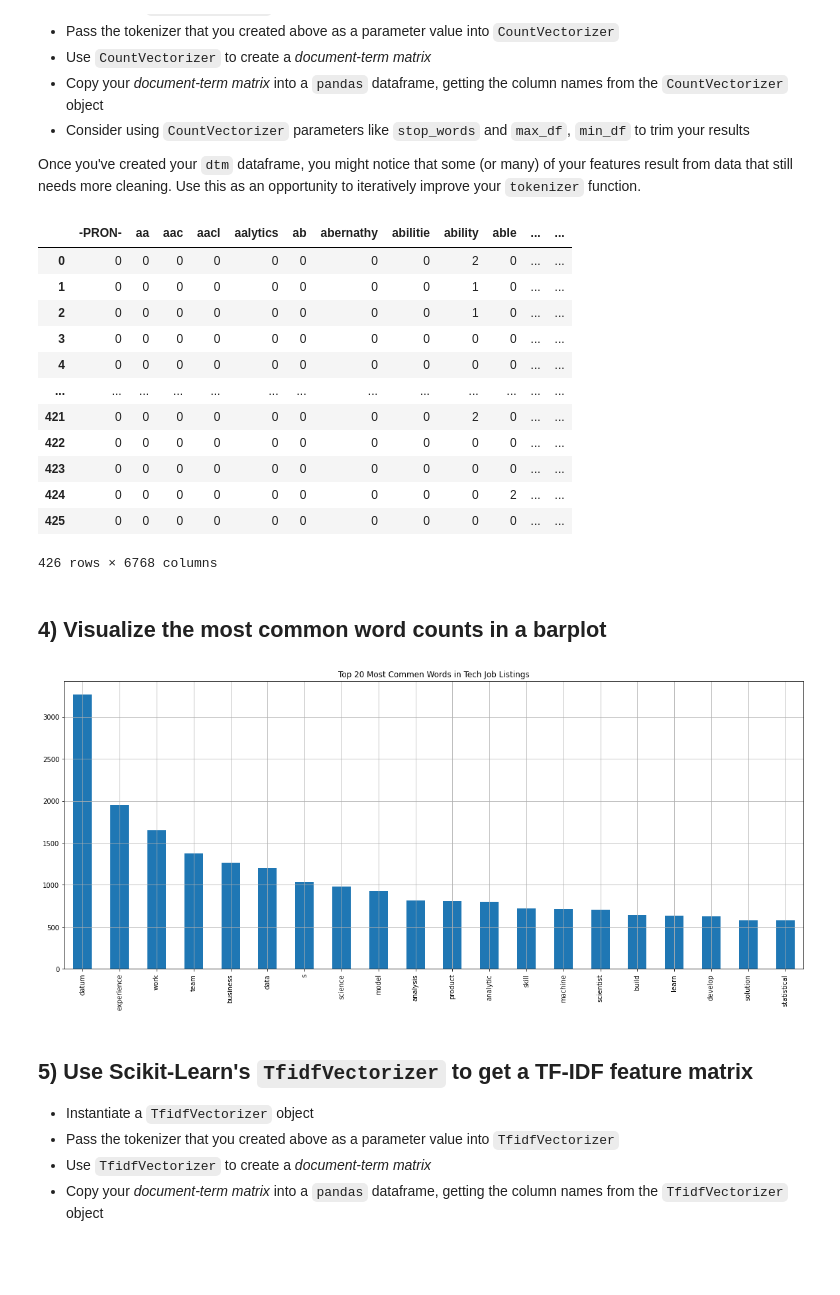
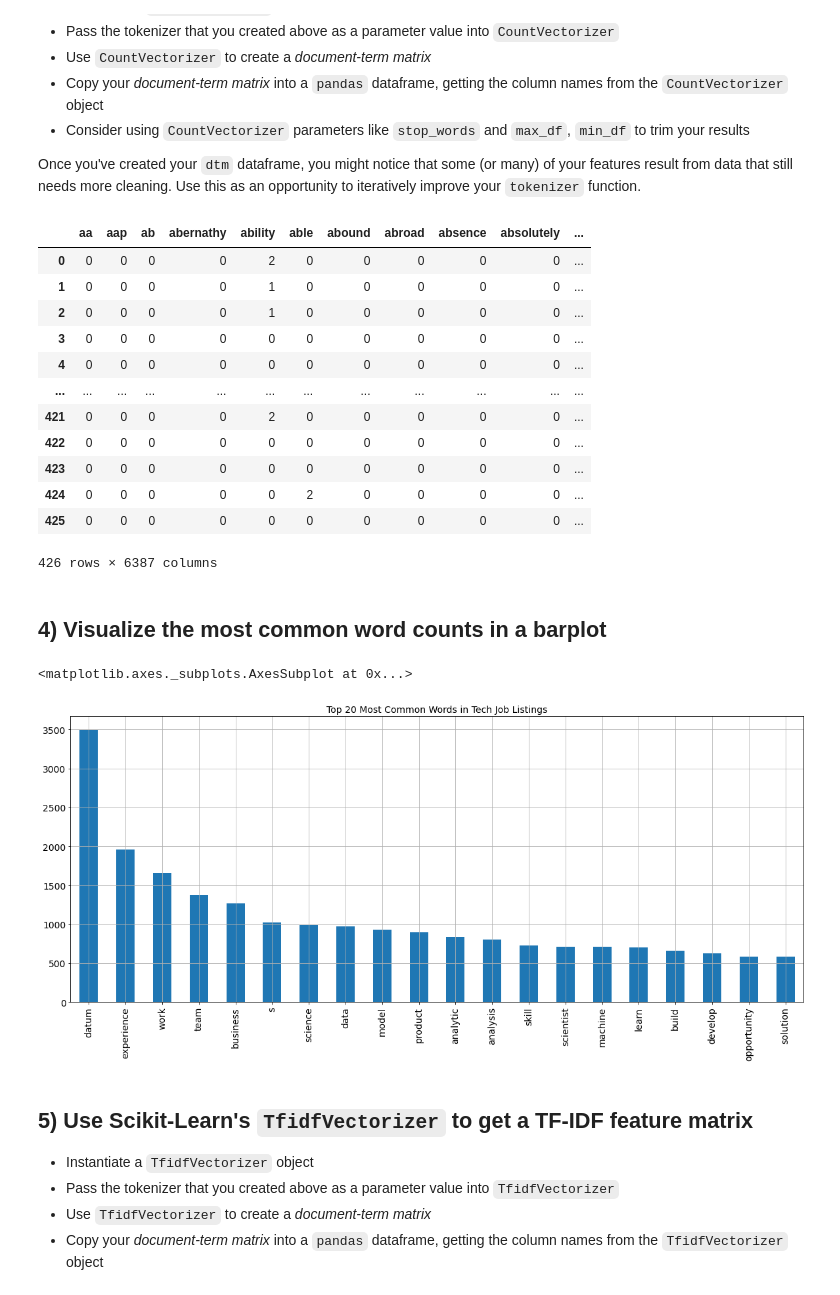
Before and after one commit to CharlesBlack96/s13mod2, a Jupyter notebook: s13mod2_Vector_Representations_Assignment.ipynb, the cells around one changed output. Drawn from its saved outputs; the diff is of its cells as text; code cells hidden in the pictures; blank space fills up the shorter version.

```diff
--- a/s13mod2_Vector_Representations_Assignment.ipynb
+++ b/s13mod2_Vector_Representations_Assignment.ipynb
@@ -52,3 +69,6 @@ df = pd.read_csv(data_path)
+# %%
+data_path = "/content/DS-Unit-4-Sprint-1-NLP/module2-vector-representations/data/job_listings.csv"
+df = pd.read_csv(data_path)
 # %%
 df.head()
 # %% [output]
@@ -88,27 +108,27 @@ def remove_html(text):
     """
 
     # create soup object
-    soup = #YOUR CODE HERE
+    soup = BeautifulSoup(text, 'html.parser')
 
     # extract text from page using beautiful soup
     # eval will strip off whatever datatype or expression that's inside of a string
     #    see https://docs.python.org/3/library/functions.html#eval for eval docs
-    text =  #YOUR CODE HERE
+    text =  eval(soup.get_text())
 
     # if text is a byte data type, then convert to string
     if isinstance(text, bytes):
 
         # convert byte data type into str
-        text =  # YOUR CODE HERE
+        text =  text.decode("utf-8")
 
 
     # use regex to clean your text data
     ###BEGIN SOLUTION
-    # YOUR CODE HERE
+    text = re.sub("[^a-zA-Z]"," ",text)
     ###END SOLUTION
 
     # case normalize and strip extra white spaces on the far left and right hand side
-    text = # YOUR CODE HERE
+    text = text.lower().lstrip().rstrip()
 
 
     return text
@@ -154,6 +174,14 @@ def tokenizer(text):
     -------
     tokens: list of strings
     """
+    doc = nlp(text)
+
+    tokens = []
+
+    for token in doc:
+      if (token.is_stop != True) and (token.is_punct != True) and (token.is_space != True):
+        tokens.append(token.lemma_)
+    return tokens
 # %% [markdown]
 ### Apply our tokenizer function via `pandas.apply()`
 # %%
@@ -186,39 +214,41 @@ Once you've created your `dtm` dataframe, you might notice that some (or many) o
 # %%
 ###BEGIN SOLUTION
 # COMPLETE THE CODE IN THIS CELL
-vect =
-dtm_tf = # Here, tf stands for "term frequency, i.e. counts for each term"
-dtm_tf = pd.DataFrame()
+vect = CountVectorizer(tokenizer=tokenizer, stop_words="english")
+dtm_tf = vect.fit_transform(df.clean_text)# Here, tf stands for "term frequency, i.e. counts for each term"
+dtm_tf = pd.DataFrame(data=dtm_tf.toarray(), columns=vect.get_feature_names_out())
 ###END SOLUTION
 # %%
 dtm_tf
 # %% [output]
-|  | -PRON- | aa | aac | aacl | aalytics | ab | abernathy | abilitie | ability | able | ... | ... |
-| 0 | 0 | 0 | 0 | 0 | 0 | 0 | 0 | 0 | 2 | 0 | ... | ... |
-| 1 | 0 | 0 | 0 | 0 | 0 | 0 | 0 | 0 | 1 | 0 | ... | ... |
-| 2 | 0 | 0 | 0 | 0 | 0 | 0 | 0 | 0 | 1 | 0 | ... | ... |
-| 3 | 0 | 0 | 0 | 0 | 0 | 0 | 0 | 0 | 0 | 0 | ... | ... |
-| 4 | 0 | 0 | 0 | 0 | 0 | 0 | 0 | 0 | 0 | 0 | ... | ... |
-| ... | ... | ... | ... | ... | ... | ... | ... | ... | ... | ... | ... | ... |
-| 421 | 0 | 0 | 0 | 0 | 0 | 0 | 0 | 0 | 2 | 0 | ... | ... |
-| 422 | 0 | 0 | 0 | 0 | 0 | 0 | 0 | 0 | 0 | 0 | ... | ... |
-| 423 | 0 | 0 | 0 | 0 | 0 | 0 | 0 | 0 | 0 | 0 | ... | ... |
-| 424 | 0 | 0 | 0 | 0 | 0 | 0 | 0 | 0 | 0 | 2 | ... | ... |
-| 425 | 0 | 0 | 0 | 0 | 0 | 0 | 0 | 0 | 0 | 0 | ... | ... |
+|  | aa | aap | ab | abernathy | ability | able | abound | abroad | absence | absolutely | ... |
+| 0 | 0 | 0 | 0 | 0 | 2 | 0 | 0 | 0 | 0 | 0 | ... |
+| 1 | 0 | 0 | 0 | 0 | 1 | 0 | 0 | 0 | 0 | 0 | ... |
+| 2 | 0 | 0 | 0 | 0 | 1 | 0 | 0 | 0 | 0 | 0 | ... |
+| 3 | 0 | 0 | 0 | 0 | 0 | 0 | 0 | 0 | 0 | 0 | ... |
+| 4 | 0 | 0 | 0 | 0 | 0 | 0 | 0 | 0 | 0 | 0 | ... |
+| ... | ... | ... | ... | ... | ... | ... | ... | ... | ... | ... | ... |
+| 421 | 0 | 0 | 0 | 0 | 2 | 0 | 0 | 0 | 0 | 0 | ... |
+| 422 | 0 | 0 | 0 | 0 | 0 | 0 | 0 | 0 | 0 | 0 | ... |
+| 423 | 0 | 0 | 0 | 0 | 0 | 0 | 0 | 0 | 0 | 0 | ... |
+| 424 | 0 | 0 | 0 | 0 | 0 | 2 | 0 | 0 | 0 | 0 | ... |
+| 425 | 0 | 0 | 0 | 0 | 0 | 0 | 0 | 0 | 0 | 0 | ... |
-426 rows × 6768 columns
+426 rows × 6387 columns
 # %% [markdown]
 ## 4) Visualize the most common word counts in a barplot
 # %%
 ###BEGIN SOLUTION
 # COMPLETE THE CODE IN THIS CELL
 top_n = 20
 # sum the term counts in each column of the dtm_tf data frame and then sort in descending order
-sorted_terms =
+sorted_terms = dtm_tf.sum().sort_values(ascending=False)
 
 plt.title("Top {} Most Common Words in Tech Job Listings".format(top_n), fontsize=14)
+sorted_terms[:top_n].plot(kind="bar",figsize=(20,8),grid=True,fontsize=14)
 ###END SOLUTION
 # %% [output]
+<matplotlib.axes._subplots.AxesSubplot at 0x...>
-[figure, old version]
+[figure, new version]
 # %% [markdown]
 ## 5) Use Scikit-Learn's `TfidfVectorizer` to get a TF-IDF feature matrix
 
```
Also changed, not shown: parts of 13 cells of this notebook.
